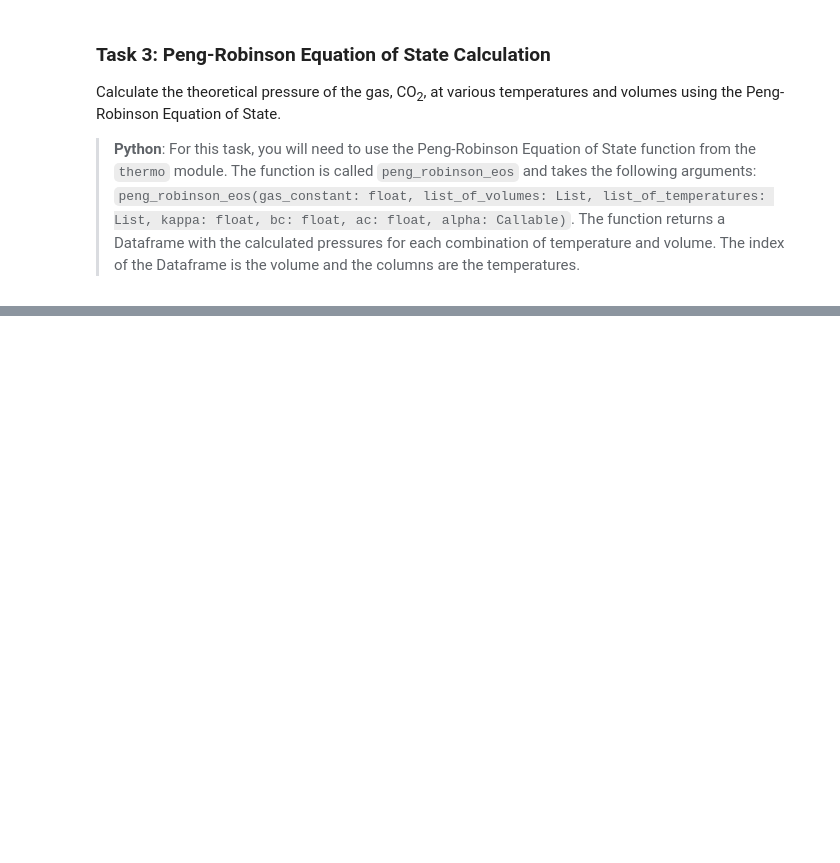
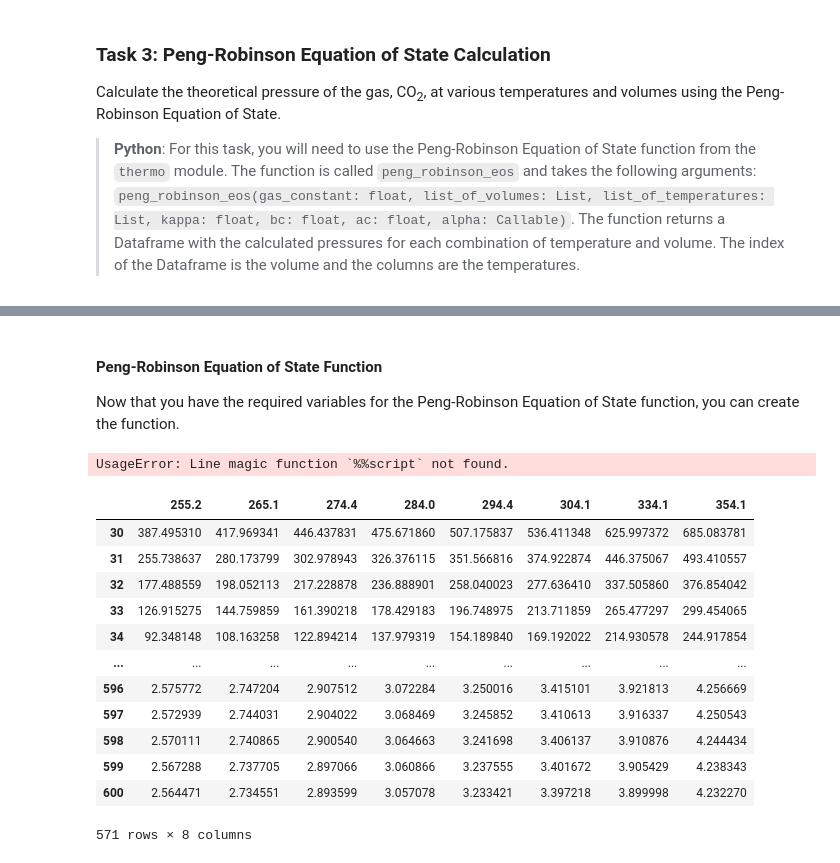
Before and after one commit to calvinp0/thermo_b_class, a Jupyter notebook: student_exercises.ipynb, the cells around one changed output, grey strips where cells are left out. Cells and saved outputs as stored; diff of their text form; code cells hidden in the pictures; blank space fills up the shorter version.

```diff
--- a/student_exercises.ipynb
+++ b/student_exercises.ipynb
@@ -179,0 +249,29 @@ def alpha(T):
+# %% [markdown]
+#### Peng-Robinson Equation of State Function
+
+Now that you have the required variables for the Peng-Robinson Equation of State function, you can create the function.
+# %%
+# Call the peng_robinson_eos function with the appropriate arguments and set it to the variable peng_robinson_eos_df
+%%script false --no-raise-error
+peng_robinson_eos_df = peng_robinson_eos()
+peng_robinson_eos_df
+# %% [output]
+UsageError: Line magic function `%%script` not found.
+# %%
+### Teacher Solution
+peng_robinson_eos_df = peng_robinson_eos(R, list_of_volumes=list_of_volumes, list_of_temperatures=list_of_temperatures, bc=b, ac=a, alpha=alpha)
+peng_robinson_eos_df
+# %% [output]
+|  | 255.2 | 265.1 | 274.4 | 284.0 | 294.4 | 304.1 | 334.1 | 354.1 |
+| 30 | 387.495310 | 417.969341 | 446.437831 | 475.671860 | 507.175837 | 536.411348 | 625.997372 | 685.083781 |
+| 31 | 255.738637 | 280.173799 | 302.978943 | 326.376115 | 351.566816 | 374.922874 | 446.375067 | 493.410557 |
+| 32 | 177.488559 | 198.052113 | 217.228878 | 236.888901 | 258.040023 | 277.636410 | 337.505860 | 376.854042 |
+| 33 | 126.915275 | 144.759859 | 161.390218 | 178.429183 | 196.748975 | 213.711859 | 265.477297 | 299.454065 |
+| 34 | 92.348148 | 108.163258 | 122.894214 | 137.979319 | 154.189840 | 169.192022 | 214.930578 | 244.917854 |
+| ... | ... | ... | ... | ... | ... | ... | ... | ... |
+| 596 | 2.575772 | 2.747204 | 2.907512 | 3.072284 | 3.250016 | 3.415101 | 3.921813 | 4.256669 |
+| 597 | 2.572939 | 2.744031 | 2.904022 | 3.068469 | 3.245852 | 3.410613 | 3.916337 | 4.250543 |
+| 598 | 2.570111 | 2.740865 | 2.900540 | 3.064663 | 3.241698 | 3.406137 | 3.910876 | 4.244434 |
+| 599 | 2.567288 | 2.737705 | 2.897066 | 3.060866 | 3.237555 | 3.401672 | 3.905429 | 4.238343 |
+| 600 | 2.564471 | 2.734551 | 2.893599 | 3.057078 | 3.233421 | 3.397218 | 3.899998 | 4.232270 |
+571 rows × 8 columns
```
Also changed, not shown: parts of 41 cells of this notebook, 3 other files.
